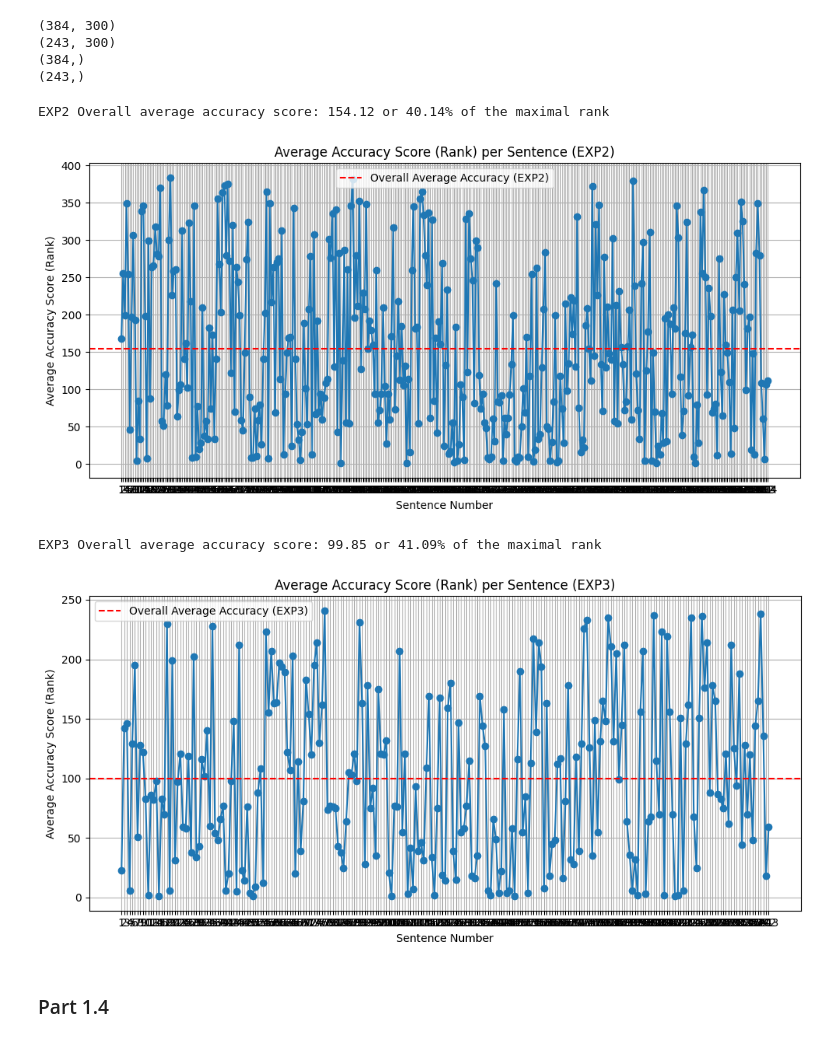
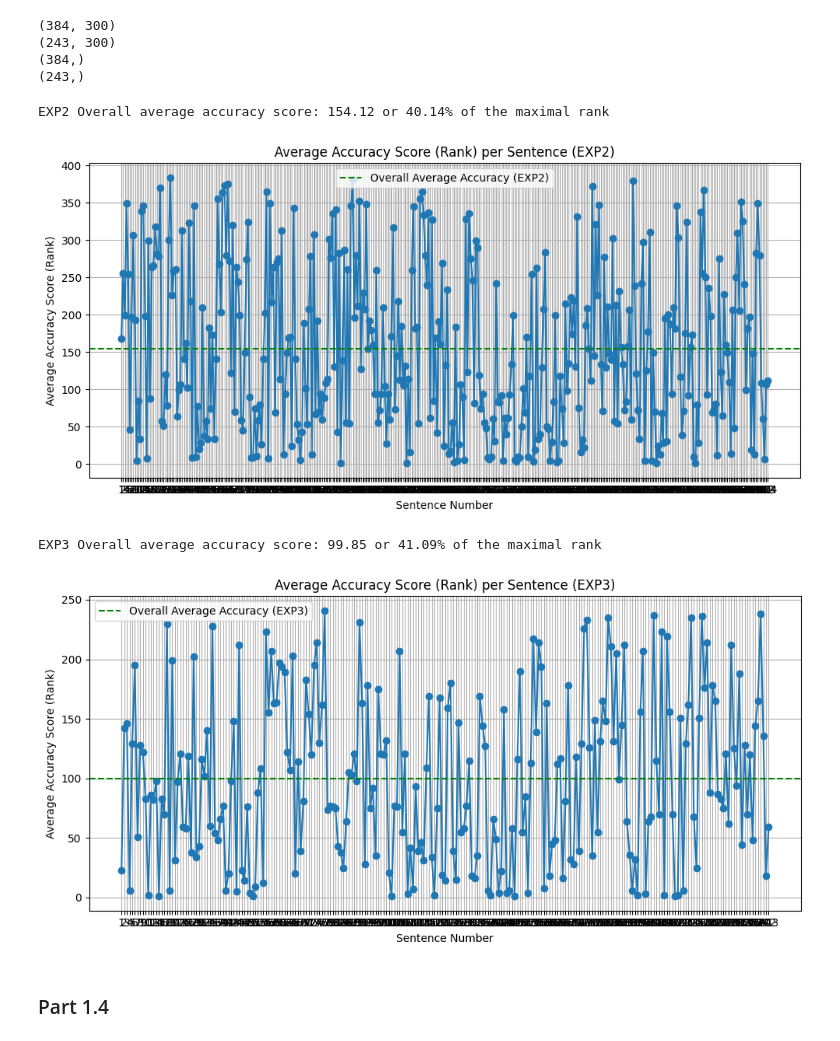
Before and after one commit to Horef/lcc_final, a Jupyter notebook: structured_part.ipynb, the cells around one changed output. Drawn from its saved outputs; the diff is of its cells as text; code cells hidden in the pictures.

```diff
--- a/structured_part.ipynb
+++ b/structured_part.ipynb
@@ -327,21 +327,21 @@ exp2_sentence_accuracies, exp2_avg_accuracy = sentence_accuracy(
 # %%
 print(f"EXP2 Overall average accuracy score: {exp2_avg_accuracy:.2f} or {exp2_avg_accuracy / len(exp2_sent):.2%} of the maximal rank")
 plt.figure(figsize=(10,5))
 plt.plot(range(1, len(exp2_sentence_accuracies) + 1), list(exp2_sentence_accuracies.values()), marker='o')
-plt.axhline(y=exp2_avg_accuracy, color='r', linestyle='--', label='Overall Average Accuracy (EXP2)')
+plt.axhline(y=exp2_avg_accuracy, color='g', linestyle='--', label='Overall Average Accuracy (EXP2)')
 plt.title('Average Accuracy Score (Rank) per Sentence (EXP2)')
 plt.xlabel('Sentence Number')
 plt.ylabel('Average Accuracy Score (Rank)')
 plt.xticks(range(1, len(exp2_sentence_accuracies) + 1))
 plt.grid()
 plt.legend()
 
 plt.tight_layout()
 plt.savefig('outputs/exp2_accuracy_per_sentence.png')
 plt.show()
 # %% [output]
 EXP2 Overall average accuracy score: 154.12 or 40.14% of the maximal rank
-[figure, old version]
+[figure, new version]
 # %%
 exp3_sentence_accuracies, exp3_avg_accuracy = sentence_accuracy(
     data_reduced, glove_vectors, exp3_fmri_reduced, exp3_vecs)
@@ -349,7 +349,7 @@ exp3_sentence_accuracies, exp3_avg_accuracy = sentence_accuracy(
 print(f"EXP3 Overall average accuracy score: {exp3_avg_accuracy:.2f} or {exp3_avg_accuracy / len(exp3_sent):.2%} of the maximal rank")
 plt.figure(figsize=(10,5))
 plt.plot(range(1, len(exp3_sentence_accuracies) + 1), list(exp3_sentence_accuracies.values()), marker='o')
-plt.axhline(y=exp3_avg_accuracy, color='r', linestyle='--', label='Overall Average Accuracy (EXP3)')
+plt.axhline(y=exp3_avg_accuracy, color='g', linestyle='--', label='Overall Average Accuracy (EXP3)')
 plt.title('Average Accuracy Score (Rank) per Sentence (EXP3)')
 plt.xlabel('Sentence Number')
 plt.ylabel('Average Accuracy Score (Rank)')
@@ -362,7 +362,7 @@ plt.savefig('outputs/exp3_accuracy_per_sentence.png')
 plt.show()
 # %% [output]
 EXP3 Overall average accuracy score: 99.85 or 41.09% of the maximal rank
-[figure, old version]
+[figure, new version]
 # %% [markdown]
 ### Part 1.4
 # %%
```
Also changed, not shown: parts of 6 cells of this notebook, 23 other files.
